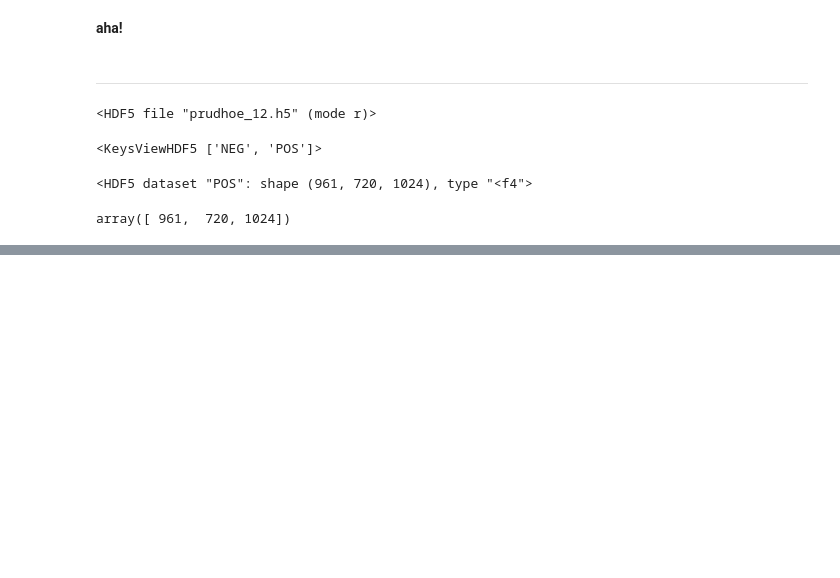
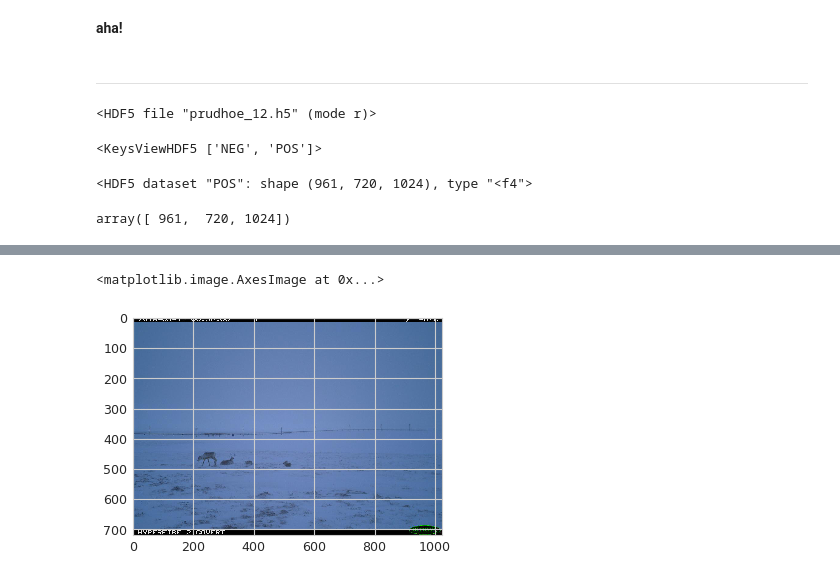
Before and after one commit to richardso21/SERP2021-BGSUB, a Jupyter notebook: npy_to_h5.ipynb, the cells around one changed output, grey strips where cells are left out. Cells and saved outputs as stored; diff of their text form; code cells hidden in the pictures; blank space fills up the shorter version.

```diff
--- a/npy_to_h5.ipynb
+++ b/npy_to_h5.ipynb
@@ -69,0 +85,8 @@ h5F['POS'].attrs['shape'][0]
+# %%
+raw = '/scratch/richardso21/20-21_BGSUB/FgSegNet_Test/prudhoe_15/pos/2019_100RECNX_RCNX1503.JPG'
+import matplotlib.image as mpimg
+img = mpimg.imread(raw)
+plt.imshow(img)
+# %% [output]
+<matplotlib.image.AxesImage at 0x...>
+[figure, added]
```
Also changed, not shown: parts of 6 cells of this notebook.
